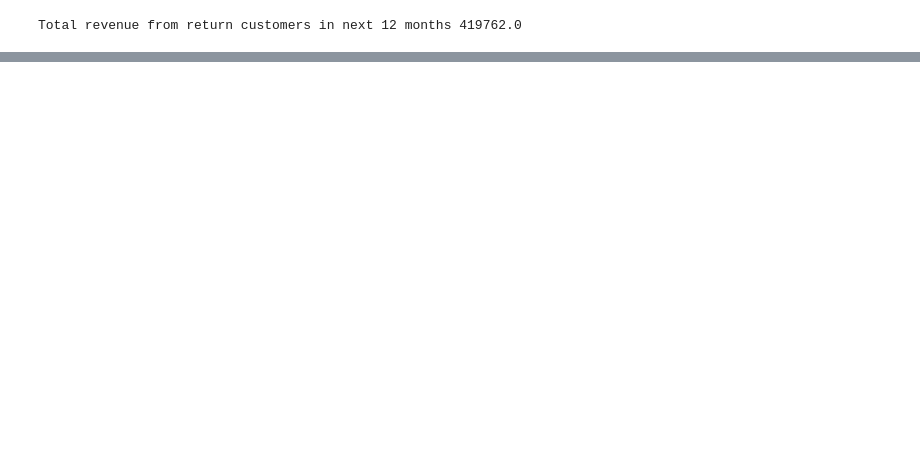
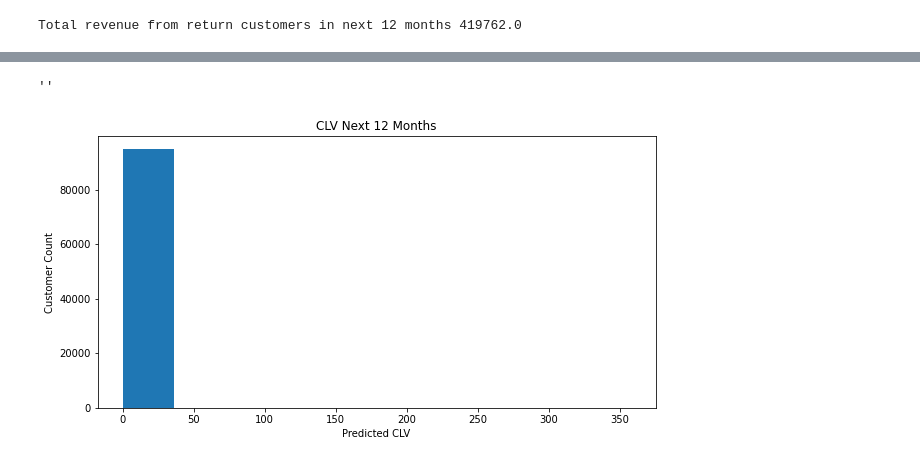
Before and after one commit to zander1268/custorama, a Jupyter notebook: modeling_pipeline.ipynb, the cells around one changed output, grey strips where cells are left out. Drawn from its saved outputs; the diff is of its cells as text; code cells hidden in the pictures; blank space fills up the shorter version.

```diff
--- a/modeling_pipeline.ipynb
+++ b/modeling_pipeline.ipynb
@@ -172,3 +179,26 @@ Name: clv, Length: 94989, dtype: float64
 print(f'Total revenue from return customers in next {prediction_period} months {np.round(sum(ltv_predictions))}')
 # %% [output]
 Total revenue from return customers in next 12 months 419762.0
+# %%
+#Get a list of predicted CLV for n months in the future
+clv_sum_per_day = []
+date_range = [*range(1, (prediction_period)+1, 1)]
+for months in date_range:
+    ltv_predictions = gg.customer_lifetime_value(
+    bgf, #our best bgf model
+    full_rfm_summary['frequency'],
+    full_rfm_summary['recency'],
+    full_rfm_summary['T'],
+    full_rfm_summary['monetary_value'],
+    time=months, # months
+    freq ="D"
+)
+    clv_sum_per_day.append(sum(ltv_predictions))
+
+#Plot a line graph of cumulative CLV over the prediction period
+fig, ax = plt.subplots(figsize=(10,5))
+ax.plot(date_range,clv_sum_per_day)
+ax.set_title(f'Cumulative CLV Next {prediction_period} Months')
+ax.set_ylabel("Cumulative CLV")
+ax.set_xlabel("Months in The Future")
+;
@@ -174,0 +208,11 @@ Total revenue from return customers in next 12 months 419762.0
+# %%
+#Plot a histogram of our ltv predictions
+fig, ax = plt.subplots(figsize=(10,5))
+ax.hist(ltv_predictions)
+ax.set_title(f'CLV Next {prediction_period} Months')
+ax.set_ylabel("Customer Count")
+ax.set_xlabel("Predicted CLV")
+;
+# %% [output]
+''
+[figure, added]
```
Also changed, not shown: parts of 12 cells of this notebook, 1 other file.
